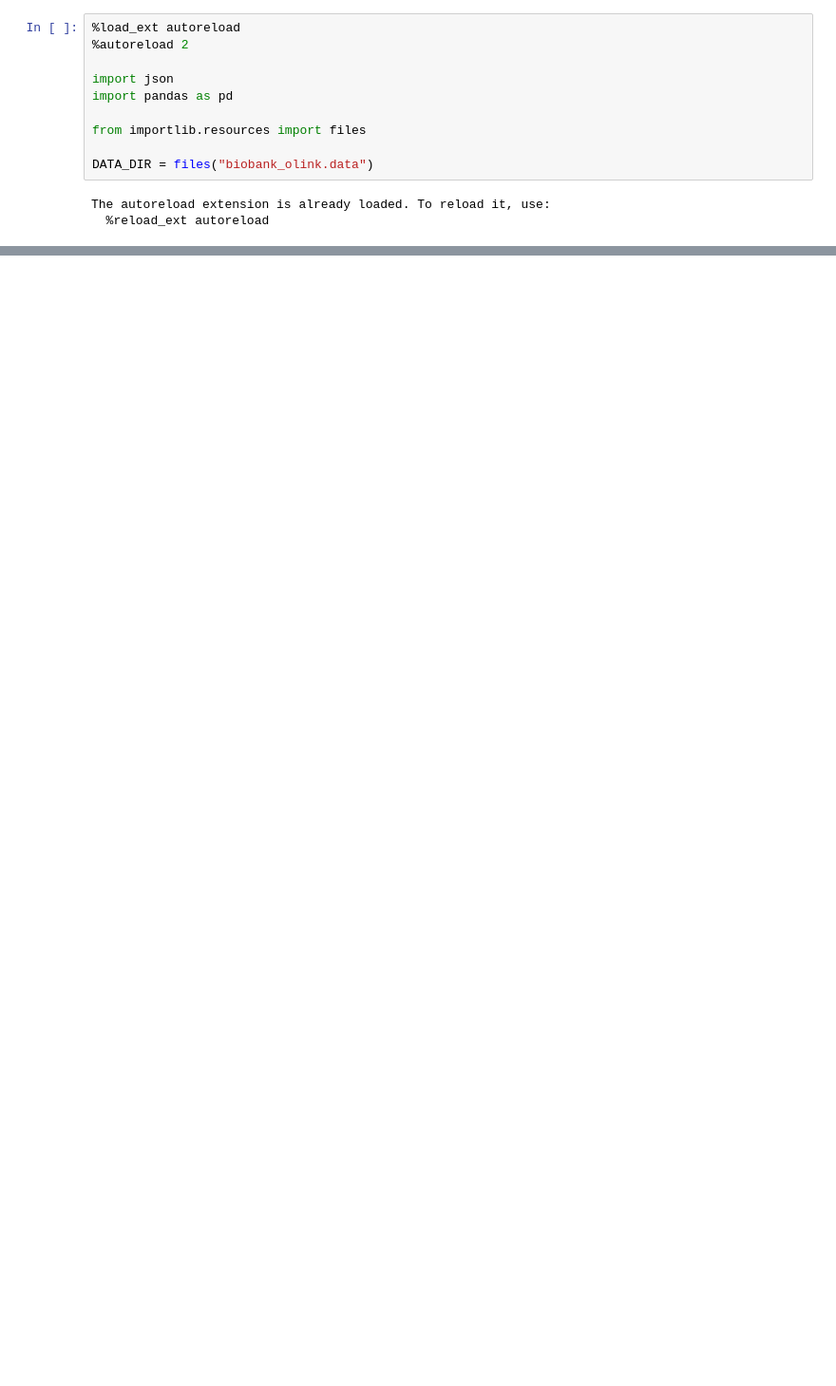
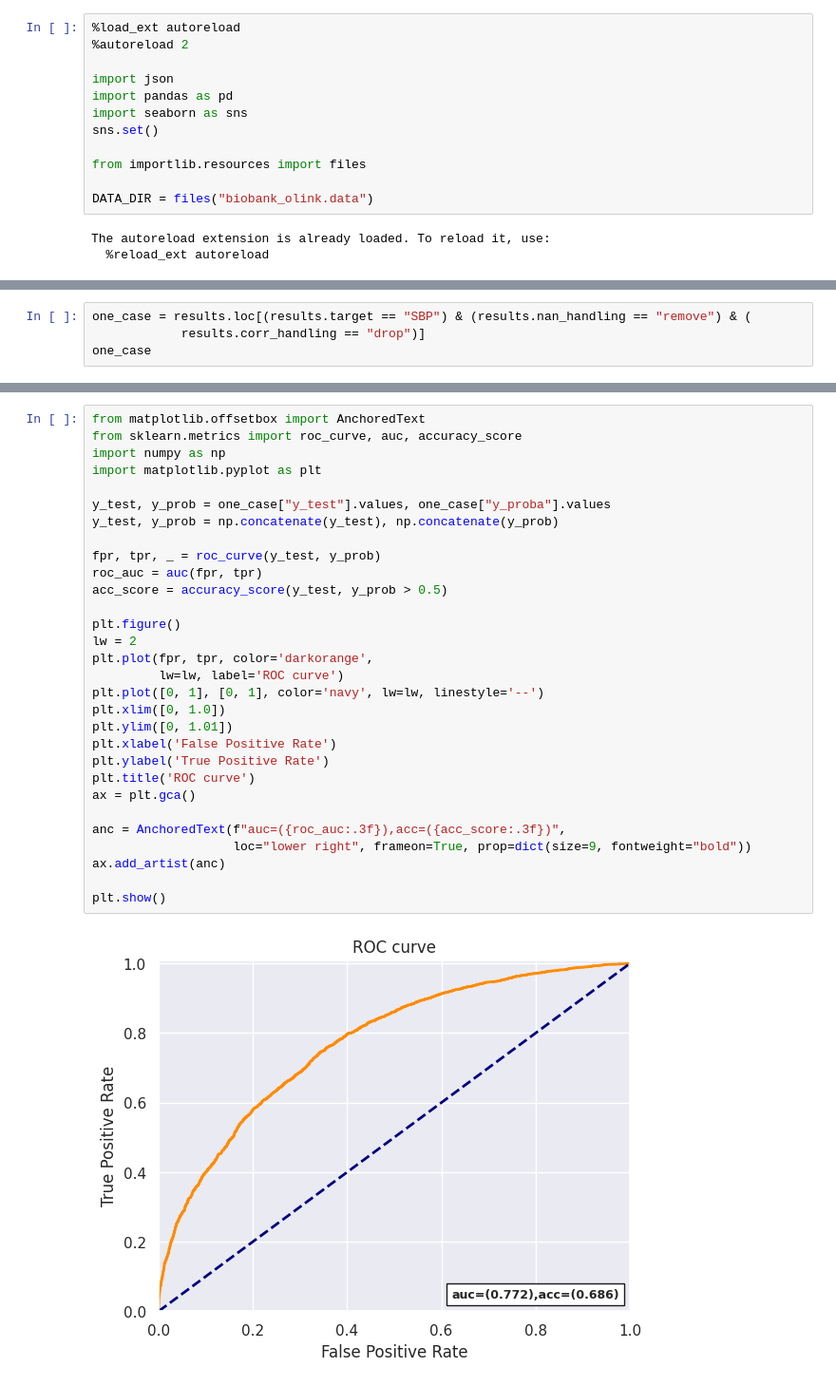
Before and after one commit to ipolharvard/biobank_olink, a Jupyter notebook: notebooks/exp_two_extremes.ipynb, the cells around one changed output, grey strips where cells are left out. Shown: that part at 95% size. Saved outputs shown, nothing was run; the diff lists cells and outputs as text; blank space fills up the shorter version.

```diff
--- a/notebooks/exp_two_extremes.ipynb
+++ b/notebooks/exp_two_extremes.ipynb
@@ -4,6 +4,8 @@
 
 import json
 import pandas as pd
+import seaborn as sns
+sns.set()
 
 from importlib.resources import files
 
@@ -46,2 +49,6 @@ SBP     ignore        drop             0.797701
                       ignore           0.802914
 Name: auc_score, dtype: float64
+# %%
+one_case = results.loc[(results.target == "SBP") & (results.nan_handling == "remove") & (
+            results.corr_handling == "drop")]
+one_case
@@ -47,0 +67,32 @@ Name: auc_score, dtype: float64
+# %%
+from matplotlib.offsetbox import AnchoredText
+from sklearn.metrics import roc_curve, auc, accuracy_score
+import numpy as np
+import matplotlib.pyplot as plt
+
+y_test, y_prob = one_case["y_test"].values, one_case["y_proba"].values
+y_test, y_prob = np.concatenate(y_test), np.concatenate(y_prob)
+
+fpr, tpr, _ = roc_curve(y_test, y_prob)
+roc_auc = auc(fpr, tpr)
+acc_score = accuracy_score(y_test, y_prob > 0.5)
+
+plt.figure()
+lw = 2
+plt.plot(fpr, tpr, color='darkorange',
+         lw=lw, label='ROC curve')
+plt.plot([0, 1], [0, 1], color='navy', lw=lw, linestyle='--')
+plt.xlim([0, 1.0])
+plt.ylim([0, 1.01])
+plt.xlabel('False Positive Rate')
+plt.ylabel('True Positive Rate')
+plt.title('ROC curve')
+ax = plt.gca()
+
+anc = AnchoredText(f"auc=({roc_auc:.3f}),acc=({acc_score:.3f})",
+                   loc="lower right", frameon=True, prop=dict(size=9, fontweight="bold"))
+ax.add_artist(anc)
+
+plt.show()
+# %% [output]
+[figure, added]
```
Also changed, not shown: parts of 7 cells of this notebook, 1 other file.
